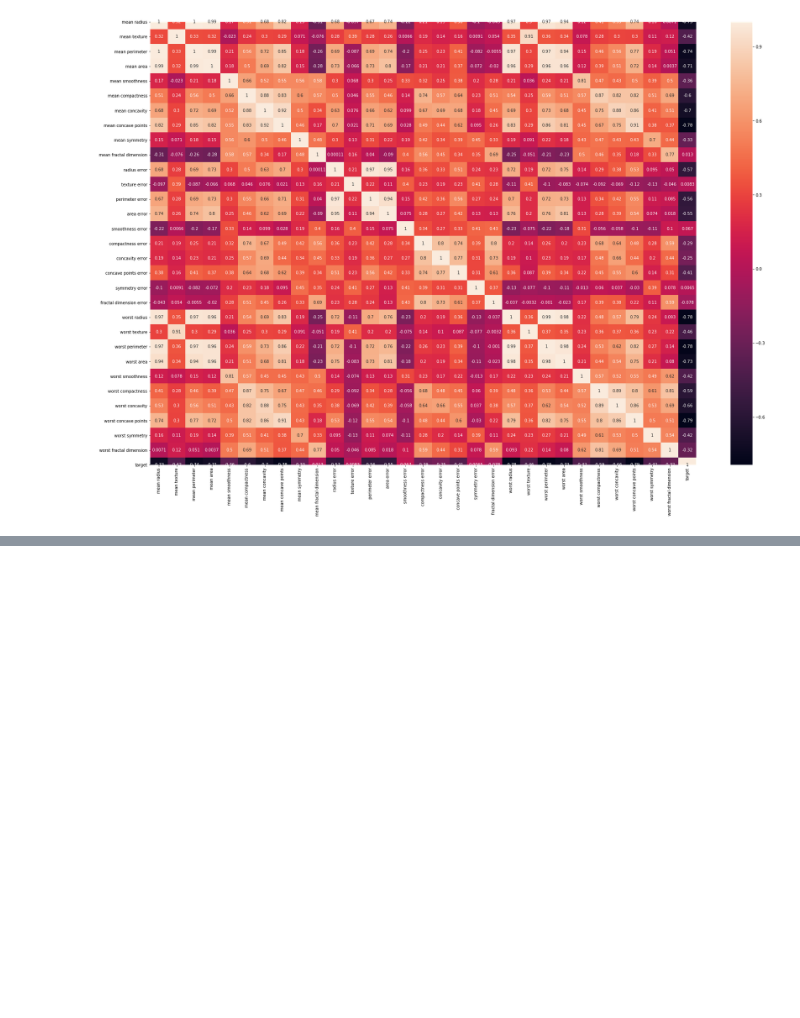
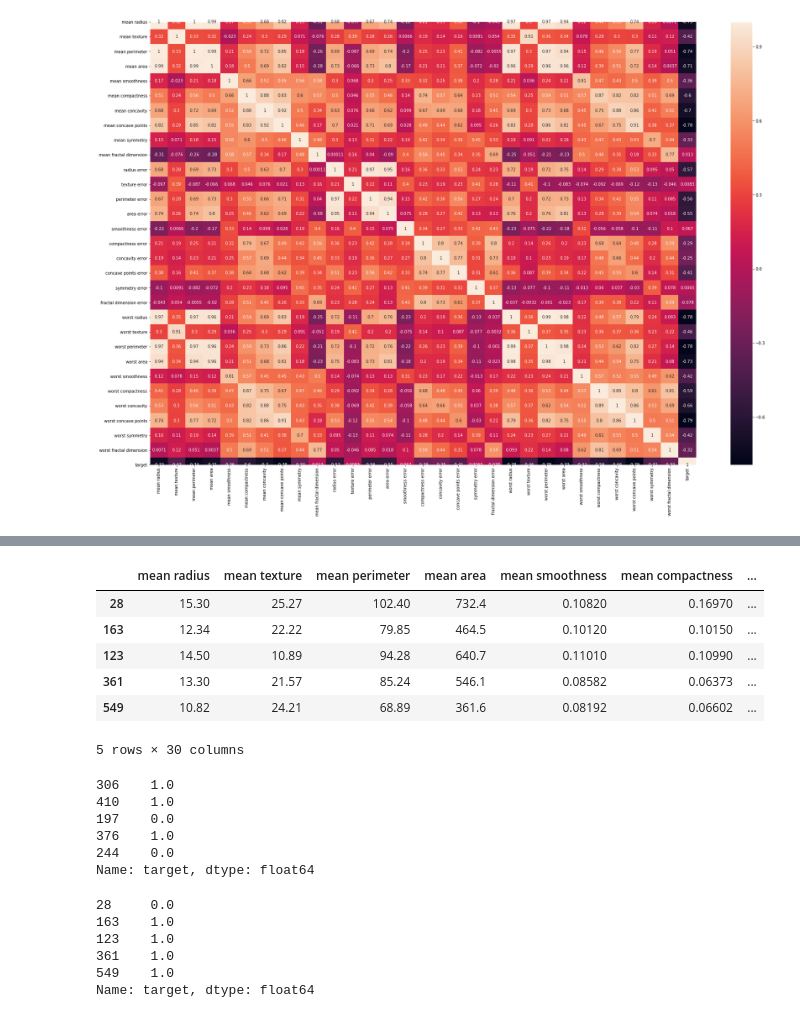
Before and after one commit to Shafin-Thiyam/Breastcancer_MachineLearning, a Jupyter notebook: Breast Cancer Work.ipynb, the cells around one changed output, grey strips where cells are left out. Cells and saved outputs as stored; diff of their text form; code cells hidden in the pictures; blank space fills up the shorter version.

```diff
--- a/Breast Cancer Work.ipynb
+++ b/Breast Cancer Work.ipynb
@@ -158,0 +208,28 @@ sns.heatmap(cancers_DF.corr(), annot=True)
+# %%
+x_test.head()
+# %% [output]
+|  | mean radius | mean texture | mean perimeter | mean area | mean smoothness | mean compactness | ... |
+| 28 | 15.30 | 25.27 | 102.40 | 732.4 | 0.10820 | 0.16970 | ... |
+| 163 | 12.34 | 22.22 | 79.85 | 464.5 | 0.10120 | 0.10150 | ... |
+| 123 | 14.50 | 10.89 | 94.28 | 640.7 | 0.11010 | 0.10990 | ... |
+| 361 | 13.30 | 21.57 | 85.24 | 546.1 | 0.08582 | 0.06373 | ... |
+| 549 | 10.82 | 24.21 | 68.89 | 361.6 | 0.08192 | 0.06602 | ... |
+5 rows × 30 columns
+# %%
+y_train.head()
+# %% [output]
+306    1.0
+410    1.0
+197    0.0
+376    1.0
+244    0.0
+Name: target, dtype: float64
+# %%
+y_test.head()
+# %% [output]
+28     0.0
+163    1.0
+123    1.0
+361    1.0
+549    1.0
+Name: target, dtype: float64
```
Also changed, not shown: parts of 14 cells of this notebook.
